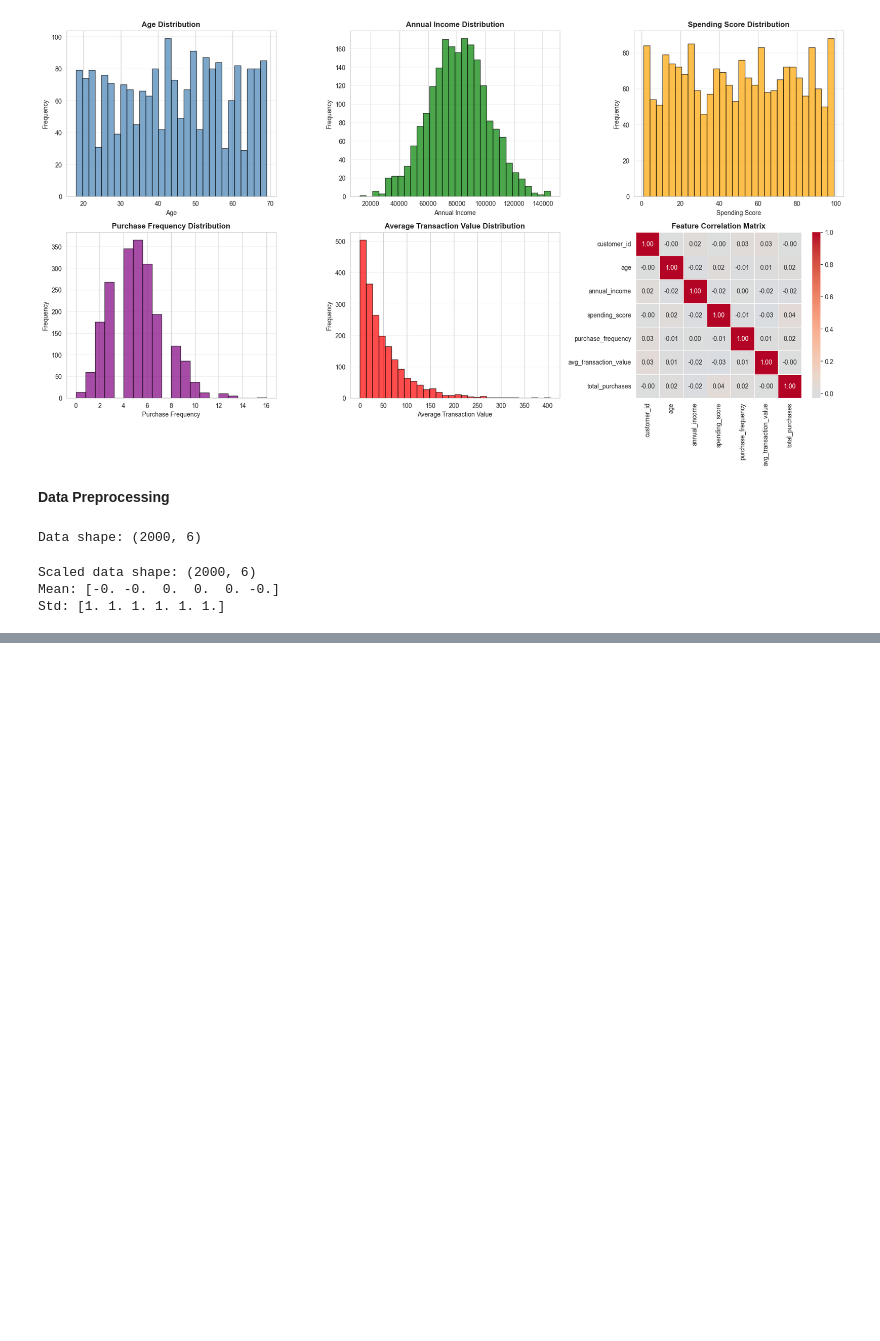
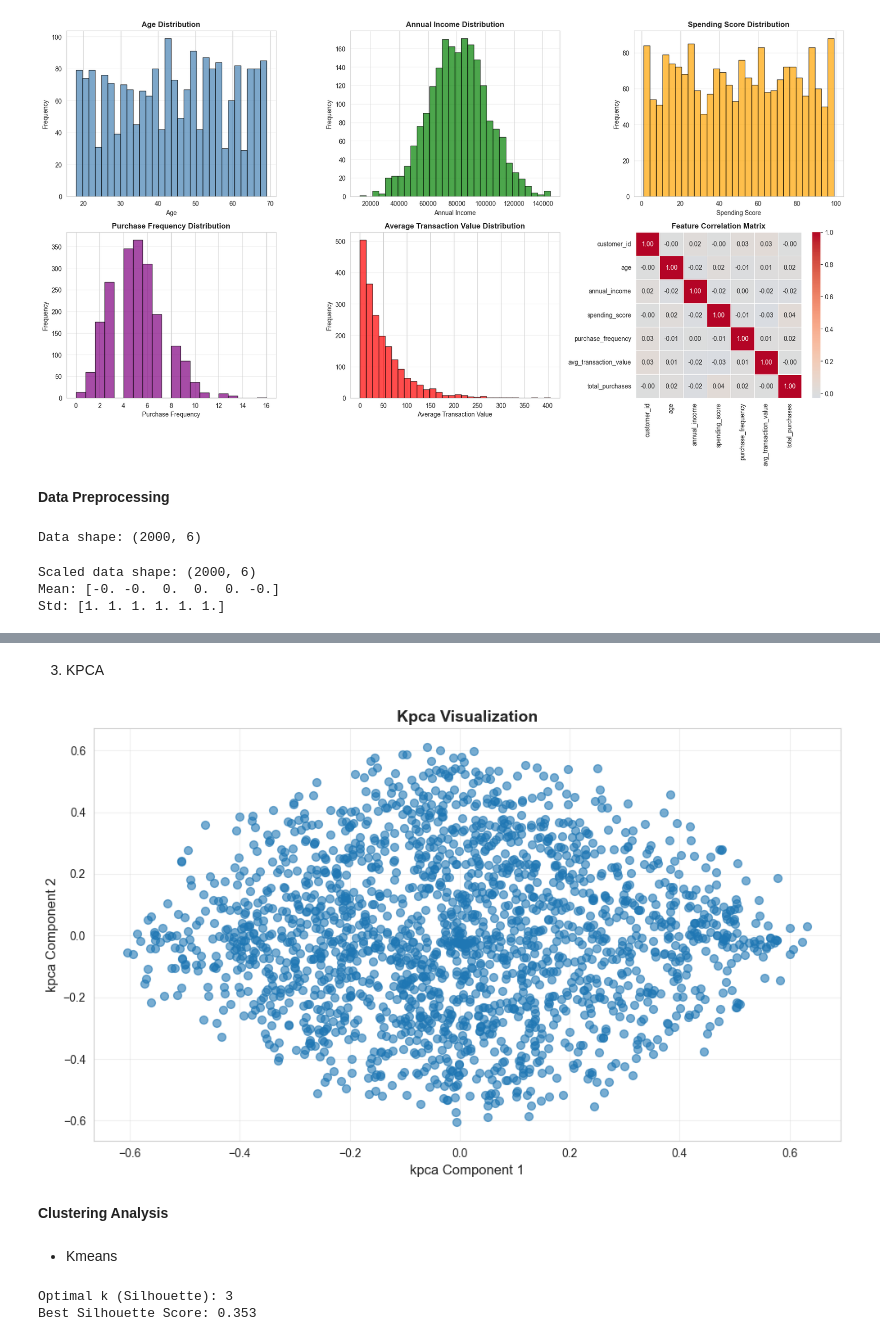
Before and after one commit to mdmohsin212/interview-prep, a Jupyter notebook: ML/Unsupervised Learning/Advance/Unsupervised_project.ipynb, the cells around one changed output, grey strips where cells are left out. Cells and saved outputs as stored; diff of their text form; code cells hidden in the pictures; blank space fills up the shorter version.

```diff
--- a/ML/Unsupervised Learning/Advance/Unsupervised_project.ipynb
+++ b/ML/Unsupervised Learning/Advance/Unsupervised_project.ipynb
@@ -164,0 +226,38 @@ Std: [1. 1. 1. 1. 1. 1.]
+# %% [markdown]
+3. KPCA
+# %%
+kpca = KernelPCA(n_components=2, kernel='rbf', random_state=42)
+x_kpca = kpca.fit_transform(X_scaled)
+
+plt.figure(figsize=(10, 6))
+plt.scatter(x_kpca[:, 0], x_kpca[:, 1], alpha=0.6, s=50)
+plt.xlabel('kpca Component 1', fontsize=12)
+plt.ylabel('kpca Component 2', fontsize=12)
+plt.title('Kpca Visualization', fontsize=14, fontweight='bold')
+plt.grid(True, alpha=0.3)
+plt.tight_layout()
+plt.show()
+# %% [output]
+[figure, added]
+# %% [markdown]
+**Clustering Analysis**
+# %% [markdown]
+- Kmeans
+# %%
+inertias = []
+silhouette_scores = []
+k_range = range(2, 11)
+
+for k in k_range:
+    kmeans = KMeans(n_clusters=k, random_state=42, n_init=10)
+    kmeans.fit(x_pca)
+    inertias.append(kmeans.inertia_)
+    silhouette_scores.append(silhouette_score(x_pca, kmeans.labels_))
+
+
+optimal_k = k_range[np.argmax(silhouette_scores)]
+print(f"Optimal k (Silhouette): {optimal_k}")
+print(f"Best Silhouette Score: {max(silhouette_scores):.3f}")
+# %% [output]
+Optimal k (Silhouette): 3
+Best Silhouette Score: 0.353
```
Also changed, not shown: parts of 38 cells of this notebook.
